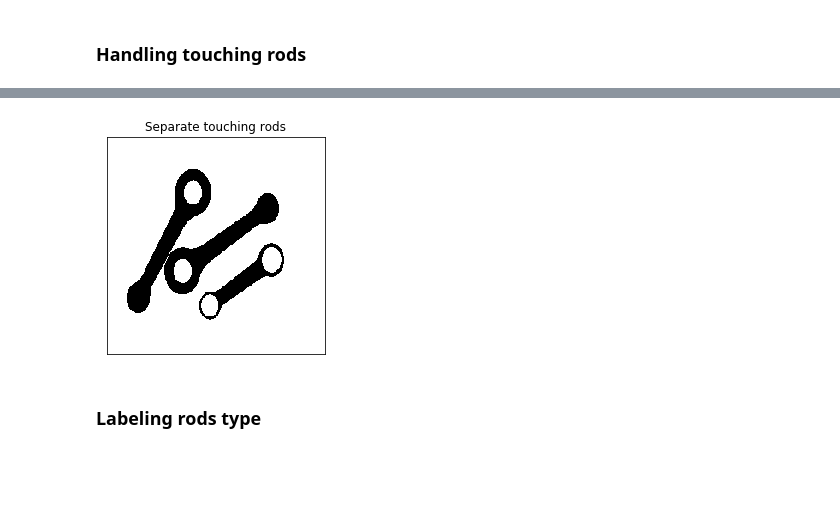
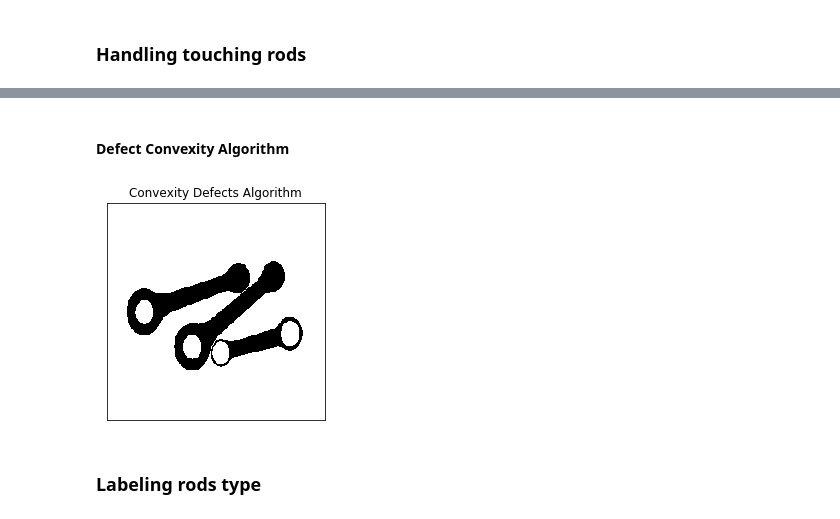
Before and after one commit to pptr3/connecting-rods, a Jupyter notebook: Connecting Rods.ipynb, the cells around one changed output, grey strips where cells are left out. Saved outputs shown, nothing was run; the diff lists cells and outputs as text; code cells hidden in the pictures; blank space fills up the shorter version.

Commit message:
implement defect convexity

```diff
--- a/Connecting Rods.ipynb
+++ b/Connecting Rods.ipynb
@@ -53,7 +109,7 @@ import math
 
 plt.figure(figsize=(4,4))
 
-original_img = cv.imread('testImages/TESI50.BMP', 0)
+original_img = cv.imread('testImages/TESI51.BMP', 0)
 img = original_img.copy()
 plt.imshow(img, cmap='gray',vmin=0,vmax=255)
 plt.title('Original image'), plt.xticks([]), plt.yticks([])
@@ -74,10 +139,12 @@ plt.show()
+# %% [markdown]
+#### Defect Convexity Algorithm
 # %%
-separate_rods_img = handle_touching_rods(otsu_img)
+separate_rods_img = defect_convexity_algorithm(otsu_img)
 plt.imshow(separate_rods_img,cmap = 'gray')
-plt.title('Separate touching rods'), plt.xticks([]), plt.yticks([])
+plt.title('Convexity Defects Algorithm'), plt.xticks([]), plt.yticks([])
 plt.show()
 # %% [output]
-[figure, old version]
+[figure, new version]
 # %% [markdown]
 ### Labeling rods type
 # %%
```
Also changed, not shown: parts of 9 cells of this notebook.
